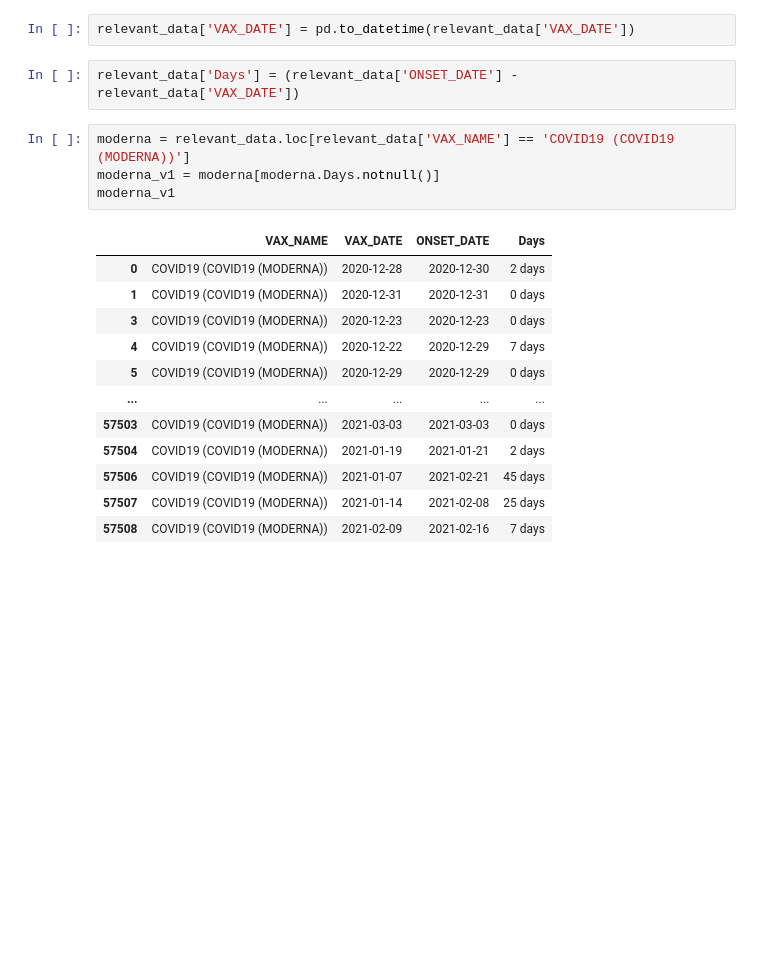
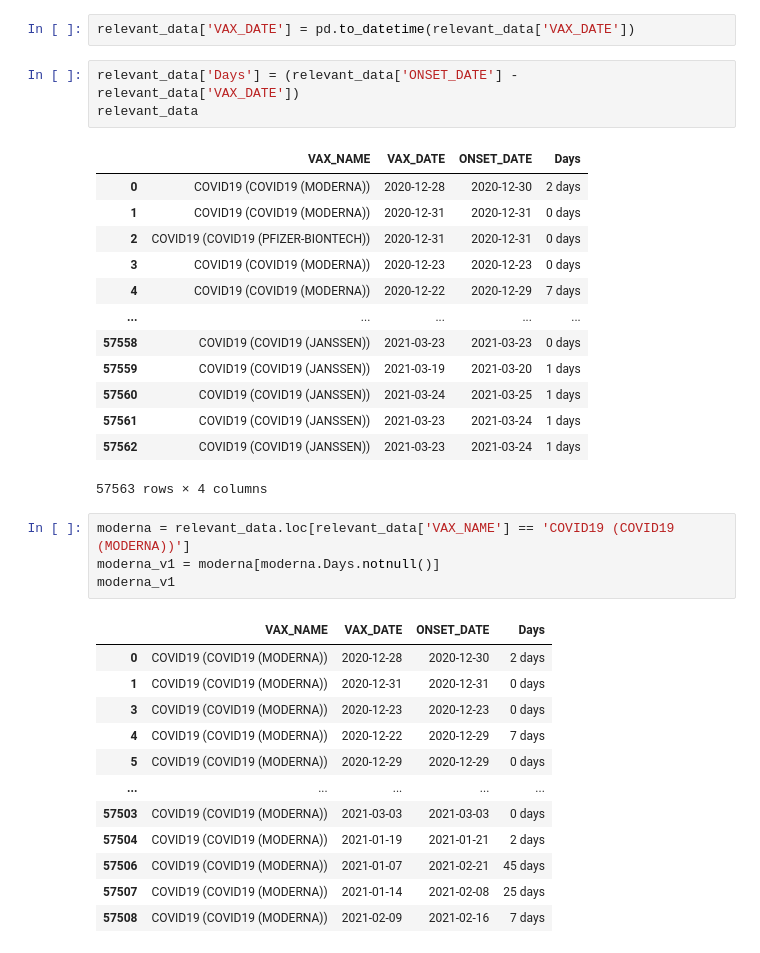
Before and after one commit to anishpai07/COVID-19-Vaccine-Adverse-Effects-VAERS-Analysis, a Jupyter notebook: VAERS Analysis.ipynb, the cells around one changed output. Drawn from its saved outputs; the diff is of its cells as text; blank space fills up the shorter version.

```diff
--- a/VAERS Analysis.ipynb
+++ b/VAERS Analysis.ipynb
@@ -124,6 +138,21 @@ relevant_data['ONSET_DATE'] = pd.to_datetime(relevant_data['ONSET_DATE'])
 relevant_data['VAX_DATE'] = pd.to_datetime(relevant_data['VAX_DATE'])
 # %%
 relevant_data['Days'] = (relevant_data['ONSET_DATE'] - relevant_data['VAX_DATE'])
+relevant_data
+# %% [output]
+|  | VAX_NAME | VAX_DATE | ONSET_DATE | Days |
+| 0 | COVID19 (COVID19 (MODERNA)) | 2020-12-28 | 2020-12-30 | 2 days |
+| 1 | COVID19 (COVID19 (MODERNA)) | 2020-12-31 | 2020-12-31 | 0 days |
+| 2 | COVID19 (COVID19 (PFIZER-BIONTECH)) | 2020-12-31 | 2020-12-31 | 0 days |
+| 3 | COVID19 (COVID19 (MODERNA)) | 2020-12-23 | 2020-12-23 | 0 days |
+| 4 | COVID19 (COVID19 (MODERNA)) | 2020-12-22 | 2020-12-29 | 7 days |
+| ... | ... | ... | ... | ... |
+| 57558 | COVID19 (COVID19 (JANSSEN)) | 2021-03-23 | 2021-03-23 | 0 days |
+| 57559 | COVID19 (COVID19 (JANSSEN)) | 2021-03-19 | 2021-03-20 | 1 days |
+| 57560 | COVID19 (COVID19 (JANSSEN)) | 2021-03-24 | 2021-03-25 | 1 days |
+| 57561 | COVID19 (COVID19 (JANSSEN)) | 2021-03-23 | 2021-03-24 | 1 days |
+| 57562 | COVID19 (COVID19 (JANSSEN)) | 2021-03-23 | 2021-03-24 | 1 days |
+57563 rows × 4 columns
 # %%
 moderna = relevant_data.loc[relevant_data['VAX_NAME'] == 'COVID19 (COVID19 (MODERNA))']
 moderna_v1 = moderna[moderna.Days.notnull()]
```
Also changed, not shown: parts of 30 cells of this notebook.
